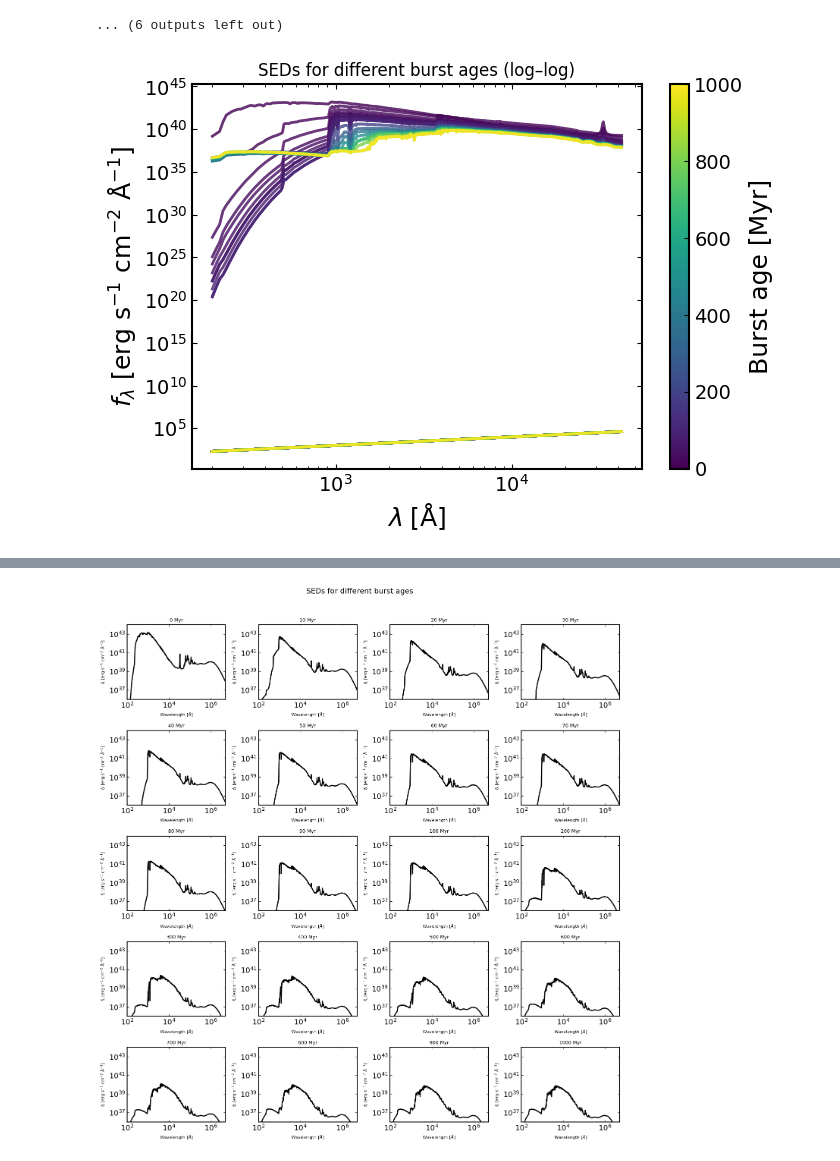
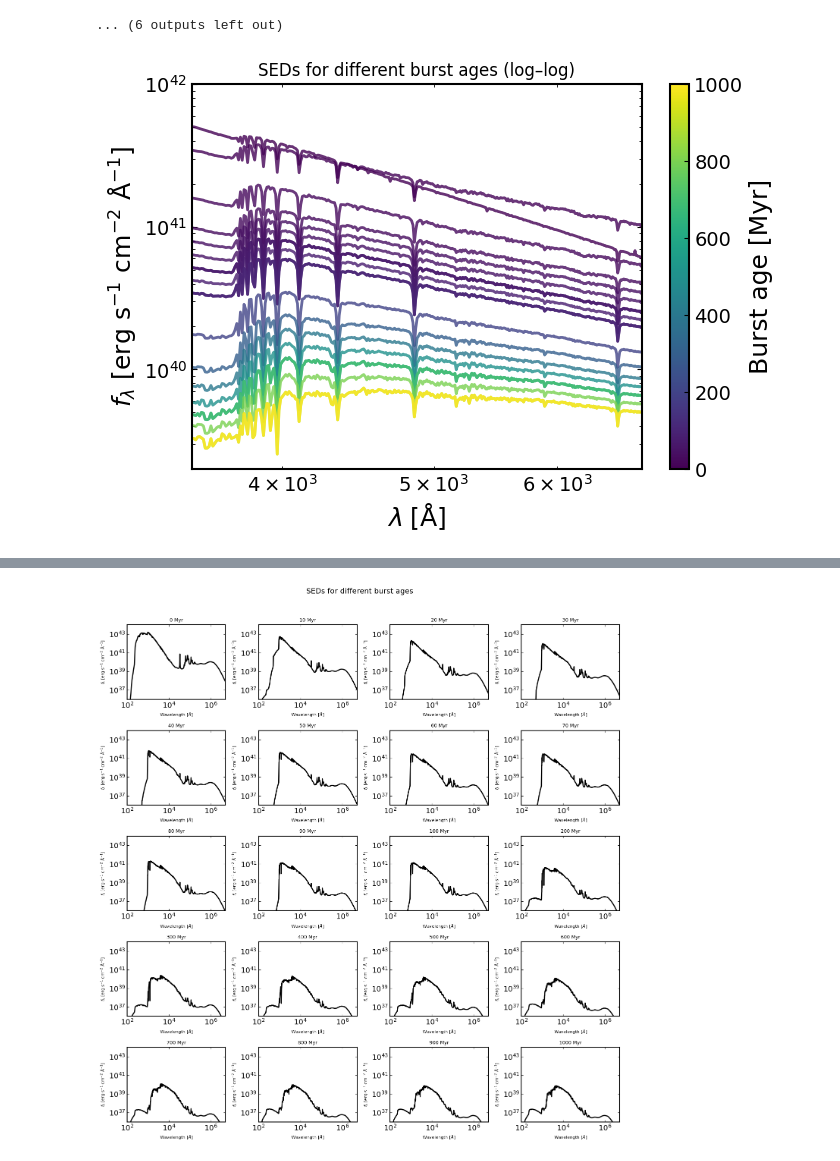
Before and after one commit to abbycrowther/star-formation-histories, a Jupyter notebook: Code/plots_time_intervals.ipynb, the cells around one changed output, grey strips where cells are left out. Saved outputs shown, nothing was run; the diff lists cells and outputs as text; code cells hidden in the pictures.

```diff
--- a/Code/plots_time_intervals.ipynb
+++ b/Code/plots_time_intervals.ipynb
@@ -224,32 +227,33 @@ for t in years:
     }
     model_components["burst"] = burst
 
     model = pipes.model_galaxy(
         model_components,
         filt_list=goodss_filt_list,
         spec_wavs=np.arange(200., 42000., 10.)
     )
 
     ax.plot(
         model.spec_wavs,      # linear wavelength
         model.spectrum,       # linear flux
         color=cmap(norm(t)),
         alpha=0.8
     )
 
 ax.set_xscale("log")
 ax.set_yscale("log")
 
 ax.set_xlabel(r"$\lambda \; [\mathrm{\AA}]$")
 ax.set_ylabel(r"$f_\lambda$ [erg s$^{-1}$ cm$^{-2}$ Å$^{-1}$]")
-#ax.set_ylim(1e19, 1e45)
+ax.set_ylim(2e39, 1e42)
+ax.set_xlim(3.5e3, 6.8e3)
 ax.set_title("SEDs for different burst ages (log–log)")
 
 sm = plt.cm.ScalarMappable(cmap=cmap, norm=norm)
 sm.set_array([])
 fig.colorbar(sm, ax=ax, label="Burst age [Myr]")
 
 plt.tight_layout()
 plt.show()
 # %% [output]
-[figure, old version]
+[figure, new version]
```
Also changed, not shown: parts of 2 cells of this notebook, 1 other file.
